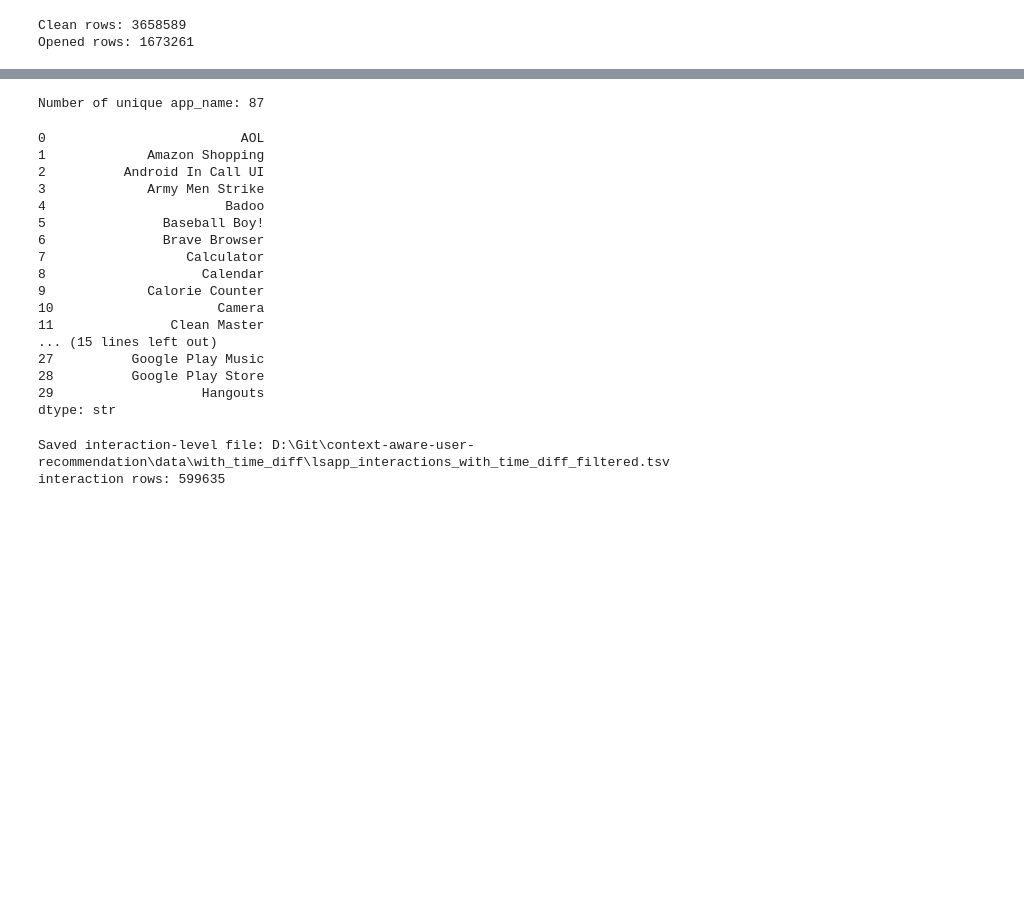
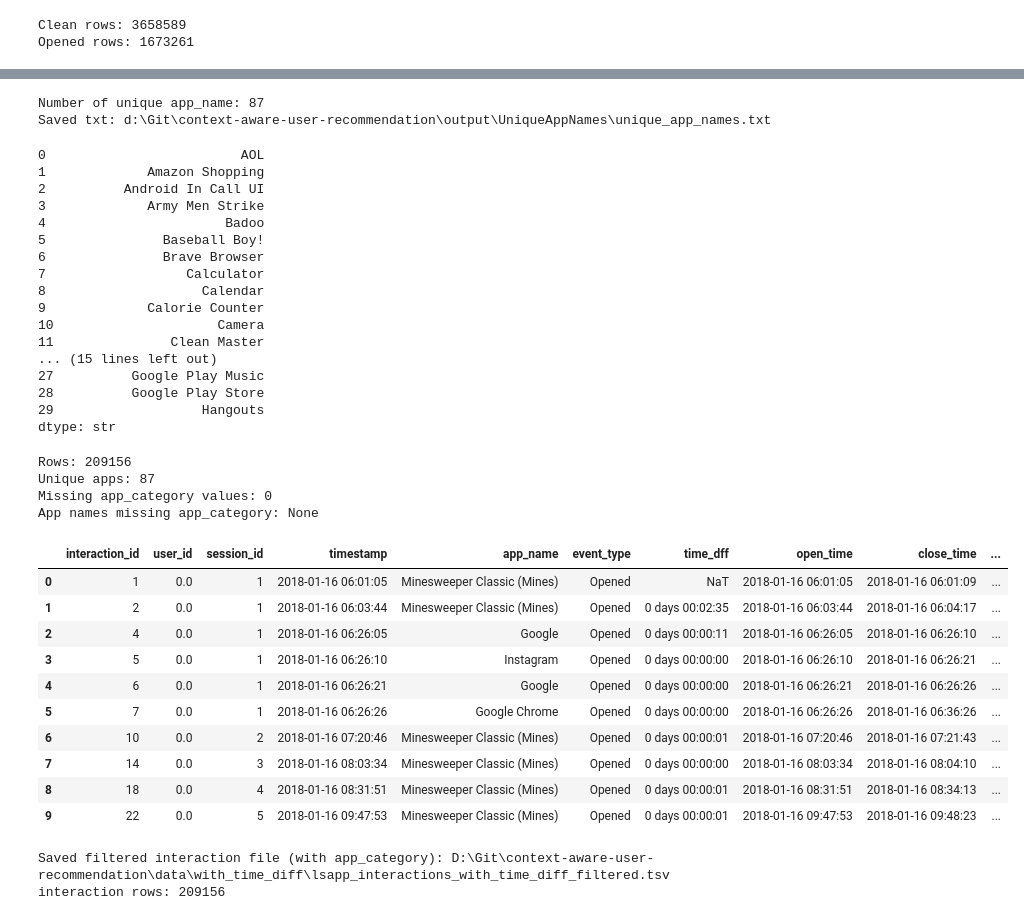
Before and after one commit to YC-Qiu/context-aware-user-recommendation, a Jupyter notebook: src/data_prep.ipynb, the cells around one changed output, grey strips where cells are left out. Cells and saved outputs as stored; diff of their text form; code cells hidden in the pictures; blank space fills up the shorter version.

Commit message:
Add app category mapping and add todos to Readme

```diff
--- a/src/data_prep.ipynb
+++ b/src/data_prep.ipynb
@@ -129,13 +129,23 @@ Rows after duration filter: 209156
 209156 rows × 10 columns
 # %%
-# Unique app_name list and count.
+# Unique app_name list and count, then save to output/UniqueAppNames.
 unique_apps = pd.Series(df['app_name'].dropna().astype(str).unique()).sort_values().reset_index(drop=True)
 print('Number of unique app_name:', len(unique_apps))
 
+unique_app_dir = project_root / 'output' / 'UniqueAppNames'
+unique_app_dir.mkdir(parents=True, exist_ok=True)
+
+txt_out = unique_app_dir / 'unique_app_names.txt'
+
+unique_apps.to_csv(txt_out, index=False, header=False)
+
+print(f'Saved txt: {txt_out}')
+
 # Preview
 unique_apps.head(30)
 # %% [output]
 Number of unique app_name: 87
+Saved txt: d:\Git\context-aware-user-recommendation\output\UniqueAppNames\unique_app_names.txt
 0                         AOL
 1             Amazon Shopping
 2          Android In Call UI
@@ -153,13 +163,68 @@ Number of unique app_name: 87
 28          Google Play Store
 29                   Hangouts
 dtype: str
+# %%
+# Add app categories to the filtered df_interaction (no separate output file).
+mapping_path = project_root / 'output' / 'UniqueAppNames' / 'app_category_mapping_87.txt'
+
+if not mapping_path.exists():
+    raise FileNotFoundError(f'Mapping file not found: {mapping_path}')
+
+# 1) Read mapping as tab-separated file with required columns.
+mapping_df = pd.read_csv(mapping_path, sep='\t')
+expected_cols = {'app_name', 'app_category'}
+if set(mapping_df.columns) != expected_cols:
+    raise ValueError(
+        f'Mapping file must have exactly columns {expected_cols}, got: {list(mapping_df.columns)}'
+    )
+
+# 2-4) Merge mapping by exact app_name and keep all original columns.
+df_interaction = df_interaction.merge(
+    mapping_df,
+    on='app_name',
+    how='left',
+    validate='many_to_one'
+).copy()
+
+# 5) Print required checks.
+num_rows = len(df_interaction)
+num_unique_apps = df_interaction['app_name'].nunique()
+num_missing_category = int(df_interaction['app_category'].isna().sum())
+missing_apps = sorted(df_interaction.loc[df_interaction['app_category'].isna(), 'app_name'].dropna().unique().tolist())
+
+print('Rows:', num_rows)
+print('Unique apps:', num_unique_apps)
+print('Missing app_category values:', num_missing_category)
+print('App names missing app_category:', missing_apps if missing_apps else 'None')
+
+# 6) Stop if anything is missing.
+if num_missing_category > 0:
+    raise RuntimeError('Missing app_category detected. Please update app_category_mapping_87.txt before saving.')
+
+df_interaction.head(10)
+# %% [output]
+Rows: 209156
+Unique apps: 87
+Missing app_category values: 0
+App names missing app_category: None
+|  | interaction_id | user_id | session_id | timestamp | app_name | event_type | time_dff | open_time | close_time | ... |
+| 0 | 1 | 0.0 | 1 | 2018-01-16 06:01:05 | Minesweeper Classic (Mines) | Opened | NaT | 2018-01-16 06:01:05 | 2018-01-16 06:01:09 | ... |
+| 1 | 2 | 0.0 | 1 | 2018-01-16 06:03:44 | Minesweeper Classic (Mines) | Opened | 0 days 00:02:35 | 2018-01-16 06:03:44 | 2018-01-16 06:04:17 | ... |
+| 2 | 4 | 0.0 | 1 | 2018-01-16 06:26:05 | Google | Opened | 0 days 00:00:11 | 2018-01-16 06:26:05 | 2018-01-16 06:26:10 | ... |
+| 3 | 5 | 0.0 | 1 | 2018-01-16 06:26:10 | Instagram | Opened | 0 days 00:00:00 | 2018-01-16 06:26:10 | 2018-01-16 06:26:21 | ... |
+| 4 | 6 | 0.0 | 1 | 2018-01-16 06:26:21 | Google | Opened | 0 days 00:00:00 | 2018-01-16 06:26:21 | 2018-01-16 06:26:26 | ... |
+| 5 | 7 | 0.0 | 1 | 2018-01-16 06:26:26 | Google Chrome | Opened | 0 days 00:00:00 | 2018-01-16 06:26:26 | 2018-01-16 06:36:26 | ... |
+| 6 | 10 | 0.0 | 2 | 2018-01-16 07:20:46 | Minesweeper Classic (Mines) | Opened | 0 days 00:00:01 | 2018-01-16 07:20:46 | 2018-01-16 07:21:43 | ... |
+| 7 | 14 | 0.0 | 3 | 2018-01-16 08:03:34 | Minesweeper Classic (Mines) | Opened | 0 days 00:00:00 | 2018-01-16 08:03:34 | 2018-01-16 08:04:10 | ... |
+| 8 | 18 | 0.0 | 4 | 2018-01-16 08:31:51 | Minesweeper Classic (Mines) | Opened | 0 days 00:00:01 | 2018-01-16 08:31:51 | 2018-01-16 08:34:13 | ... |
+| 9 | 22 | 0.0 | 5 | 2018-01-16 09:47:53 | Minesweeper Classic (Mines) | Opened | 0 days 00:00:01 | 2018-01-16 09:47:53 | 2018-01-16 09:48:23 | ... |
 # %%
 interaction_out = output_dir / 'lsapp_interactions_with_time_diff_filtered.tsv'
 
 df_interaction.to_csv(interaction_out, sep='\t', index=False)
 
-print(f'Saved interaction-level file: {interaction_out}')
+print(f'Saved filtered interaction file (with app_category): {interaction_out}')
 print('interaction rows:', len(df_interaction))
 # %% [output]
-Saved interaction-level file: D:\Git\context-aware-user-recommendation\data\with_time_diff\lsapp_interactions_with_time_diff_filtered.tsv
-interaction rows: 599635
+Saved filtered interaction file (with app_category): D:\Git\context-aware-user-recommendation\data\with_time_diff\lsapp_interactions_with_time_diff_filtered.tsv
+interaction rows: 209156
```
Also changed, not shown: parts of 1 cell of this notebook, 4 other files.
